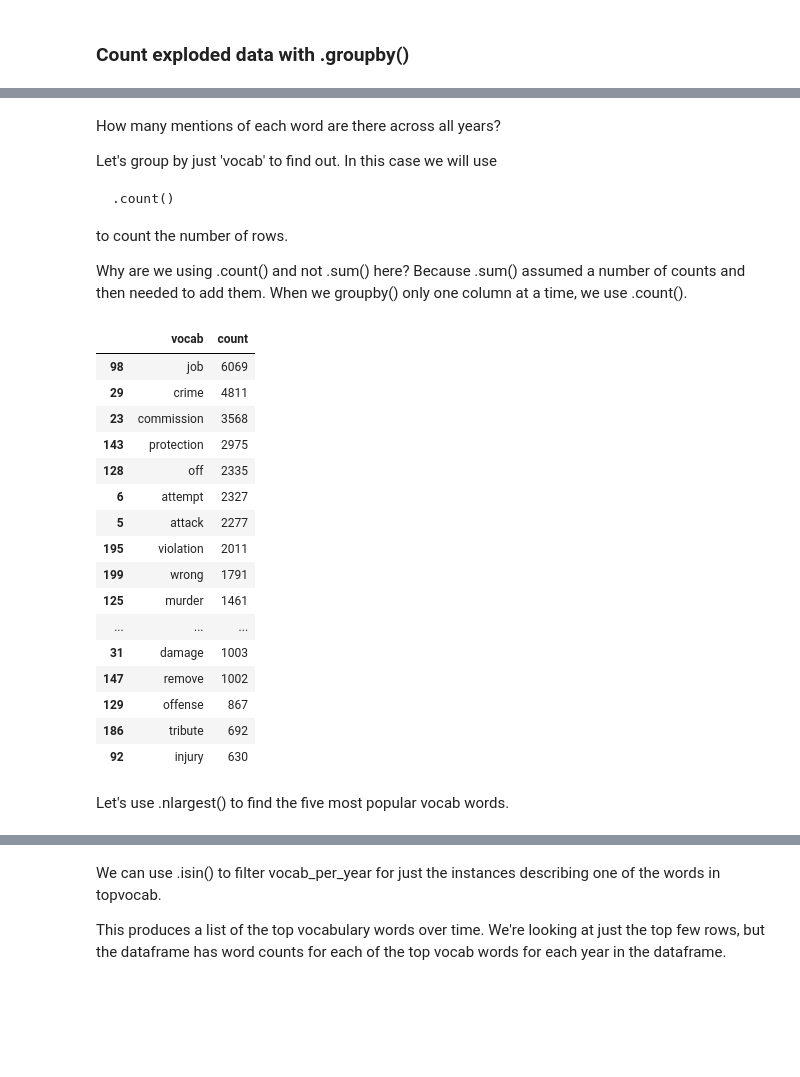
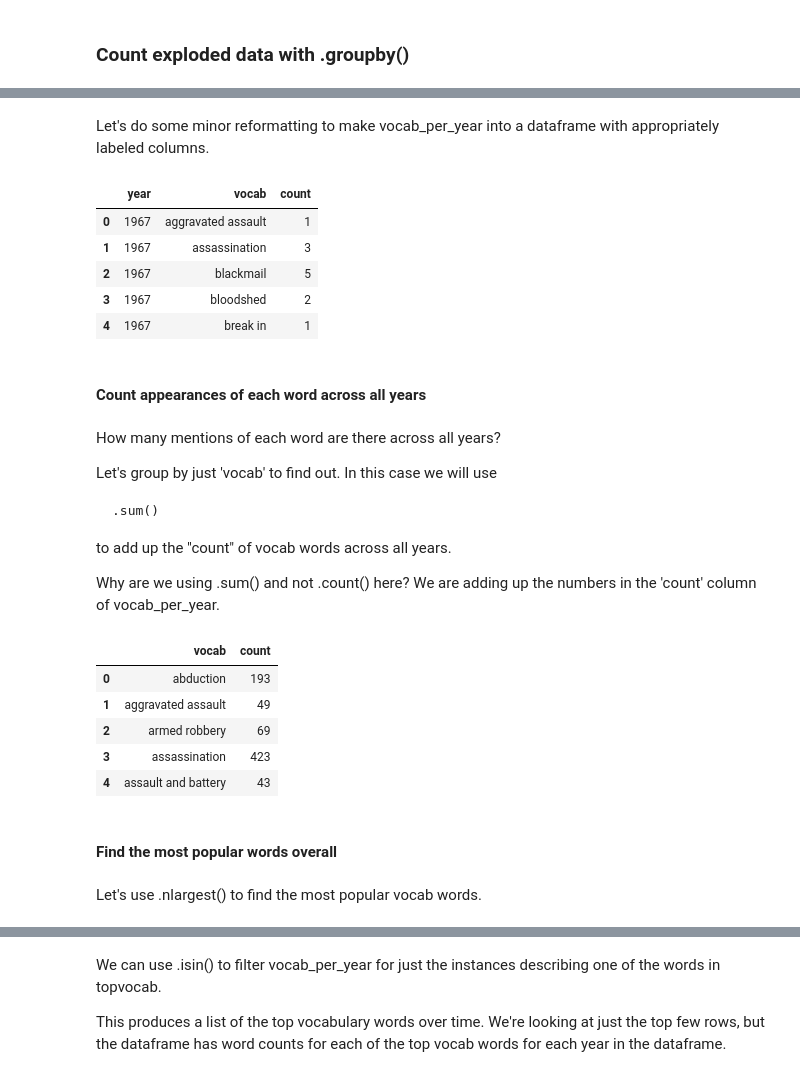
Before and after one commit to stephbuon/digital-history, a Jupyter notebook: hist3368-week6-measuring-change-and-using-groupby/hist3368-week6-controlled-vocab-over-time.ipynb, the cells around one changed output, grey strips where cells are left out. Drawn from its saved outputs; the diff is of its cells as text; code cells hidden in the pictures; blank space fills up the shorter version.

```diff
--- a/hist3368-week6-measuring-change-and-using-groupby/hist3368-week6-controlled-vocab-over-time.ipynb
+++ b/hist3368-week6-measuring-change-and-using-groupby/hist3368-week6-controlled-vocab-over-time.ipynb
@@ -236,0 +325,2 @@ vocabspeeches.head()
+# %%
+vocabspeeches = vocabspeeches[(vocabspeeches['vocab'].str.len() >= 1)] # drop rows with nothing in them (where the length of the list generated is less than one)
@@ -301,0 +410,2 @@ the number of rows for each 'vocab' item per year. This will produce a new colum
+# %%
+vocabspeeches2 = vocabspeeches[['year', 'vocab']]
@@ -302,5 +414,5 @@ the number of rows for each 'vocab' item per year. This will produce a new colum
 # %%
-vocab_per_year = vocabspeeches.groupby(['vocab', 'year'], as_index = False)['year'].sum().reset_index()
-vocab_per_year.columns = ['vocab', 'year', 'count']
-vocab_per_year[:30]
+vocab_per_year = vocabspeeches2.groupby(['year', 'vocab'])['vocab'].count()
+
+vocab_per_year[:15]
 # %% [output]
@@ -324,40 +436,47 @@ vocab_per_year[:30]
+# %% [markdown]
+Let's do some minor reformatting to make vocab_per_year into a dataframe with appropriately labeled columns.
+# %%
+vocab_per_year = pd.DataFrame(vocab_per_year) # convert from Series to DataFrame
+vocab_per_year.columns = ['count'] # label the one column "count"
+vocab_per_year = vocab_per_year.reset_index() # turn the multi-index into columns 'year' and 'vocab'
+vocab_per_year[:5]
+# %% [output]
+|  | year | vocab | count |
+| 0 | 1967 | aggravated assault | 1 |
+| 1 | 1967 | assassination | 3 |
+| 2 | 1967 | blackmail | 5 |
+| 3 | 1967 | bloodshed | 2 |
+| 4 | 1967 | break in | 1 |
+# %% [markdown]
+#### Count appearances of each word across all years
 # %% [markdown]
 How many mentions of each word are there across all years?
 
 Let's group by just 'vocab' to find out. In this case we will use
 
-    .count()
+    .sum()
 
-to count the number of rows.
+to add up the "count" of vocab words across all years.
 
-Why are we using .count() and not .sum() here?  Because .sum() assumed a number of counts and then needed to add them.  When we groupby() only one column at a time, we use .count().
+Why are we using .sum() and not .count() here?  We are adding up the numbers in the 'count' column of vocab_per_year.
 # %%
-per_vocab_totals = vocabspeeches.groupby(['vocab'])['vocab'].count()
+allyears_vocab_totals = vocab_per_year.groupby(['vocab'])['count'].sum()
 
 #minor reformatting
-per_vocab_totals = per_vocab_totals.to_frame() # convert the resulting series to a dataframe
-per_vocab_totals.columns = ['count'] # rename the column 'count'
-per_vocab_totals = per_vocab_totals.reset_index() # reset the index so that 'vocab' has a column of its own.
+allyears_vocab_totals = allyears_vocab_totals.to_frame() # convert the resulting series to a dataframe
+allyears_vocab_totals.columns = ['count'] # rename the column 'count'
+allyears_vocab_totals = allyears_vocab_totals.reset_index() # reset the index so that 'vocab' has a column of its own.
 
-per_vocab_totals.nlargest(20, ['count'])
+allyears_vocab_totals[:5]
 # %% [output]
 |  | vocab | count |
-| 98 | job | 6069 |
-| 29 | crime | 4811 |
-| 23 | commission | 3568 |
-| 143 | protection | 2975 |
-| 128 | off | 2335 |
-| 6 | attempt | 2327 |
-| 5 | attack | 2277 |
-| 195 | violation | 2011 |
-| 199 | wrong | 1791 |
-| 125 | murder | 1461 |
-| ... | ... | ... |
-| 31 | damage | 1003 |
-| 147 | remove | 1002 |
-| 129 | offense | 867 |
-| 186 | tribute | 692 |
-| 92 | injury | 630 |
+| 0 | abduction | 193 |
+| 1 | aggravated assault | 49 |
+| 2 | armed robbery | 69 |
+| 3 | assassination | 423 |
+| 4 | assault and battery | 43 |
+# %% [markdown]
+#### Find the most popular words overall
 # %% [markdown]
-Let's use .nlargest() to find the five most popular vocab words.
+Let's use .nlargest() to find the  most popular vocab words.
 # %%
```
Also changed, not shown: parts of 127 cells of this notebook.
